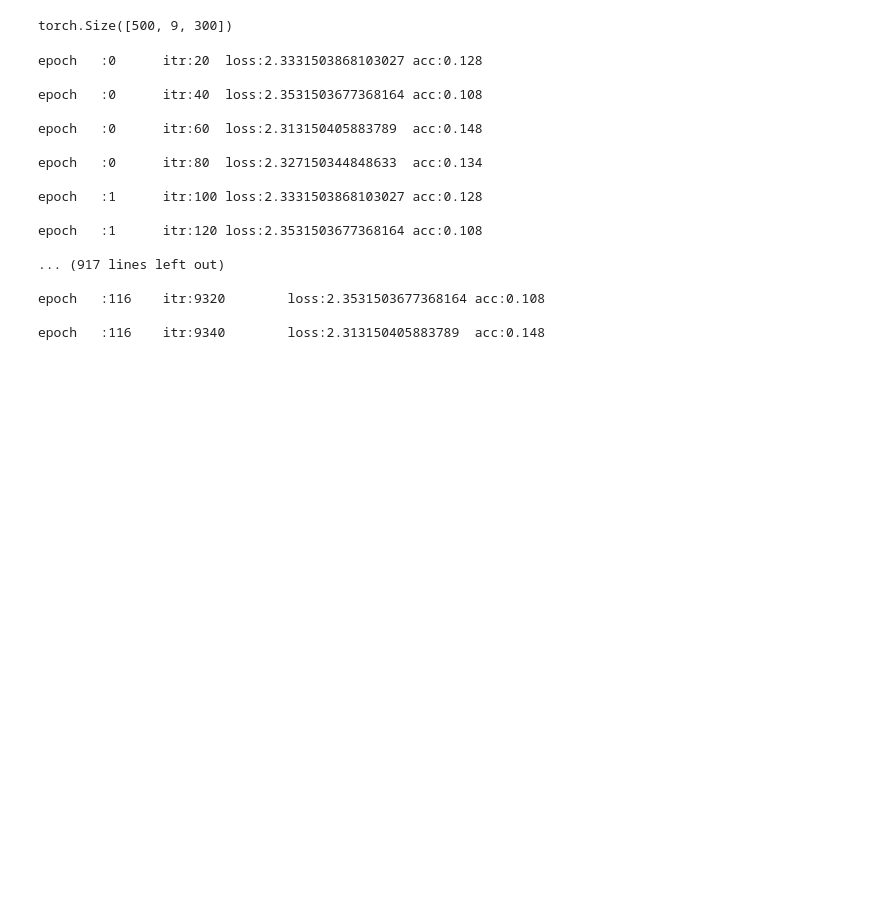
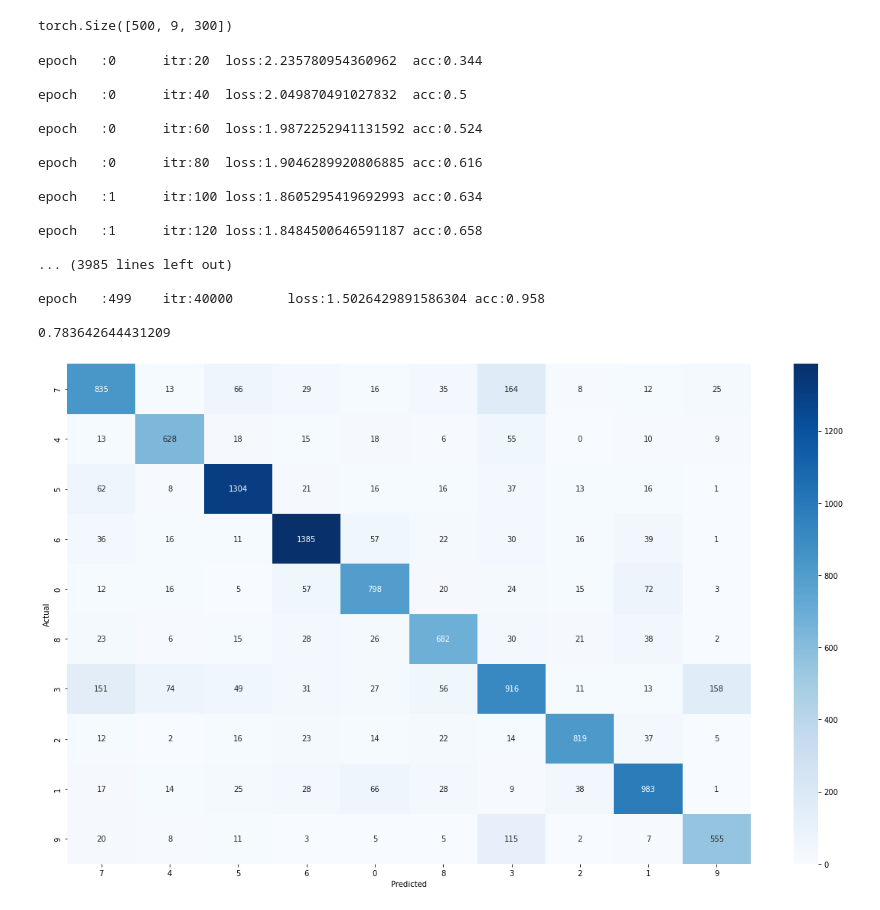
Before and after one commit to EldenRingChen/ShortChineseTextClassfication, a Jupyter notebook: word/3.3.classfication_pretrained.ipynb, the cells around one changed output. Cells and saved outputs as stored; diff of their text form; code cells hidden in the pictures; blank space fills up the shorter version.

```diff
--- a/word/3.3.classfication_pretrained.ipynb
+++ b/word/3.3.classfication_pretrained.ipynb
@@ -77,7 +77,7 @@ def getWordEmbedding(data):
             break
     if _ <= 9:
         for i in range(9 - _):
-            seq_embed.append(np.zeros(128))
+            seq_embed.append(np.zeros(300))
     seq_embed = np.array(seq_embed)
     return seq_embed
 # %%
@@ -342,21 +450,26 @@ class SimpleCNN(nn.Module):
 model = train(TransformerEncoder(),EPOCH=500,learning_rate=0.5)
 y_pred,y_true = test(model)
 plot_confusion_matrix(np.array(y_true),np.array(y_pred))
-# %% [output]
-epoch   :0      itr:20  loss:2.3331503868103027 acc:0.128
-
-epoch   :0      itr:40  loss:2.3531503677368164 acc:0.108
-
-epoch   :0      itr:60  loss:2.313150405883789  acc:0.148
-
-epoch   :0      itr:80  loss:2.327150344848633  acc:0.134
-
-epoch   :1      itr:100 loss:2.3331503868103027 acc:0.128
-
-epoch   :1      itr:120 loss:2.3531503677368164 acc:0.108
-
-... (917 lines left out)
-
-epoch   :116    itr:9320        loss:2.3531503677368164 acc:0.108
-
-epoch   :116    itr:9340        loss:2.313150405883789  acc:0.148
+# %%
+model = train(TransformerCNN(),EPOCH=500,learning_rate=0.08)
+y_pred,y_true = test(model)
+plot_confusion_matrix(np.array(y_true),np.array(y_pred))
+# %% [output]
+epoch   :0      itr:20  loss:2.235780954360962  acc:0.344
+
+epoch   :0      itr:40  loss:2.049870491027832  acc:0.5
+
+epoch   :0      itr:60  loss:1.9872252941131592 acc:0.524
+
+epoch   :0      itr:80  loss:1.9046289920806885 acc:0.616
+
+epoch   :1      itr:100 loss:1.8605295419692993 acc:0.634
+
+epoch   :1      itr:120 loss:1.8484500646591187 acc:0.658
+
+... (3985 lines left out)
+
+epoch   :499    itr:40000       loss:1.5026429891586304 acc:0.958
+
+0.783642644431209
+[figure, added]
```
Also changed, not shown: parts of 7 cells of this notebook.
